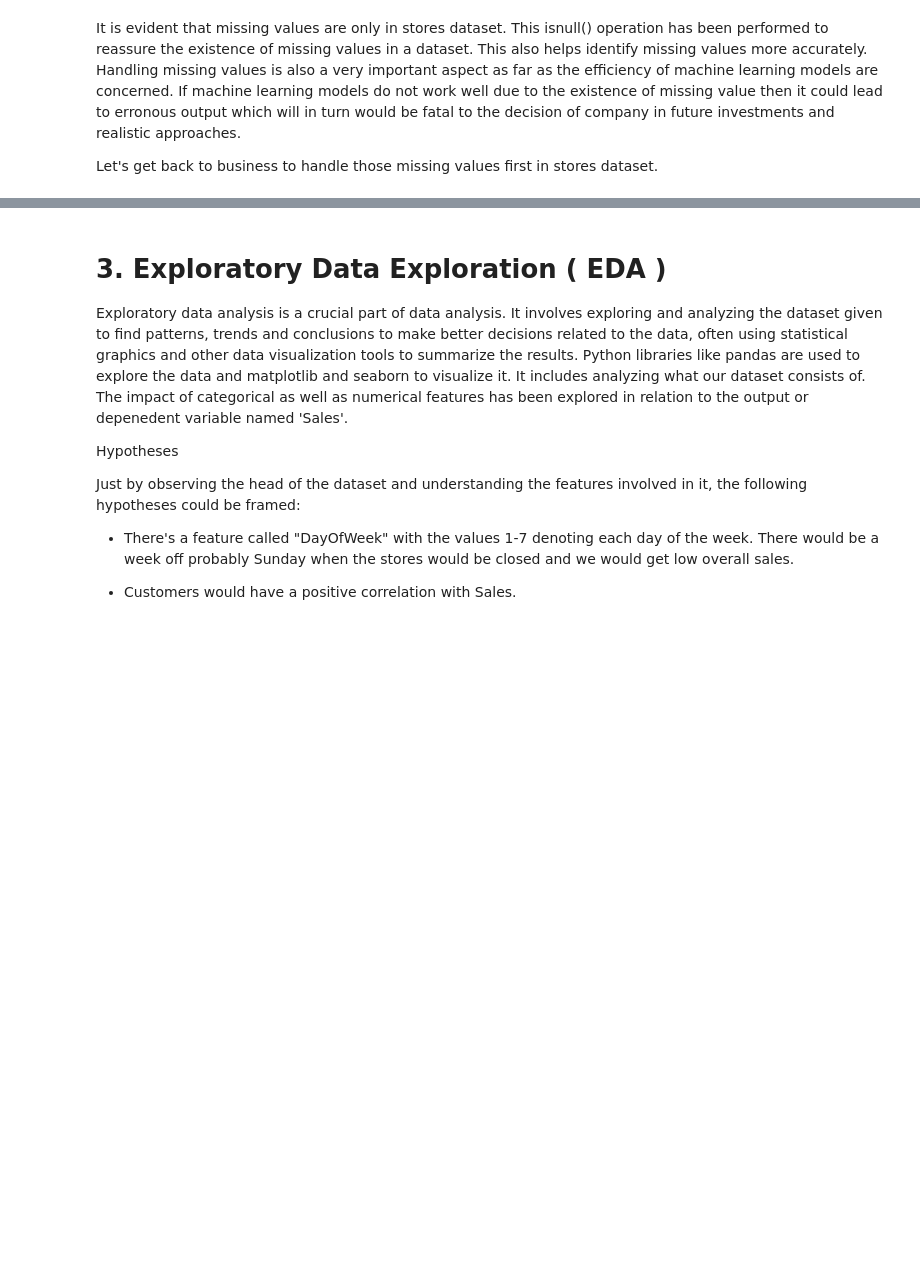
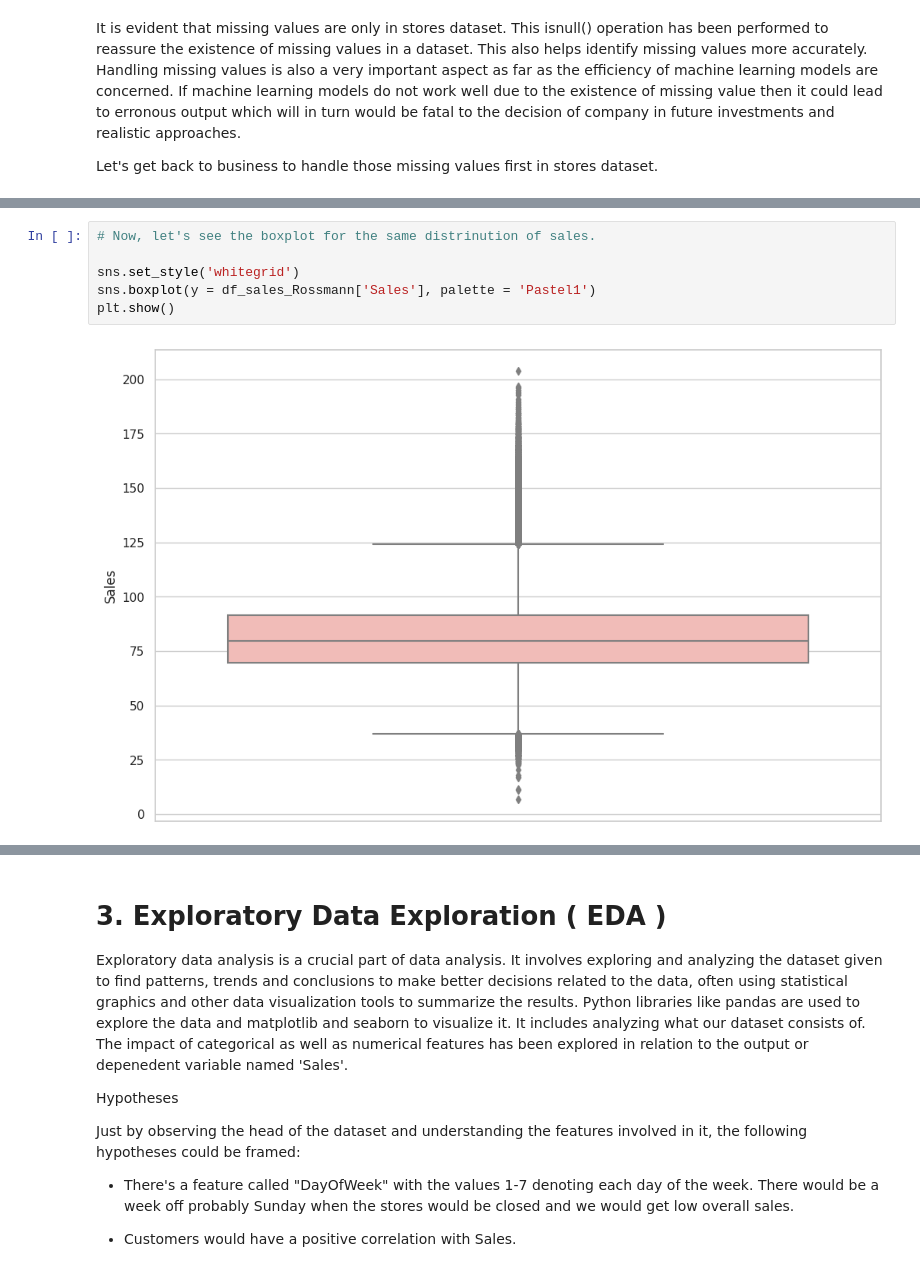
Before and after one commit to saptaksubhra/Regression-ML-Retail-Sales-Prediction-Rossmann, a Jupyter notebook: Rossmann_Sales_Prediction_Final_Notebook_Capstone_Project.ipynb, the cells around one changed output, grey strips where cells are left out. Saved outputs shown, nothing was run; the diff lists cells and outputs as text; blank space fills up the shorter version.

```diff
--- a/Rossmann_Sales_Prediction_Final_Notebook_Capstone_Project.ipynb
+++ b/Rossmann_Sales_Prediction_Final_Notebook_Capstone_Project.ipynb
@@ -899,0 +734,8 @@ df_merge_StateHoliday
+# %%
+# Now, let's see the boxplot for the same distrinution of sales.
+
+sns.set_style('whitegrid')
+sns.boxplot(y = df_sales_Rossmann['Sales'], palette = 'Pastel1')
+plt.show()
+# %% [output]
+[figure, added]
```
Also changed, not shown: parts of 98 cells of this notebook.
